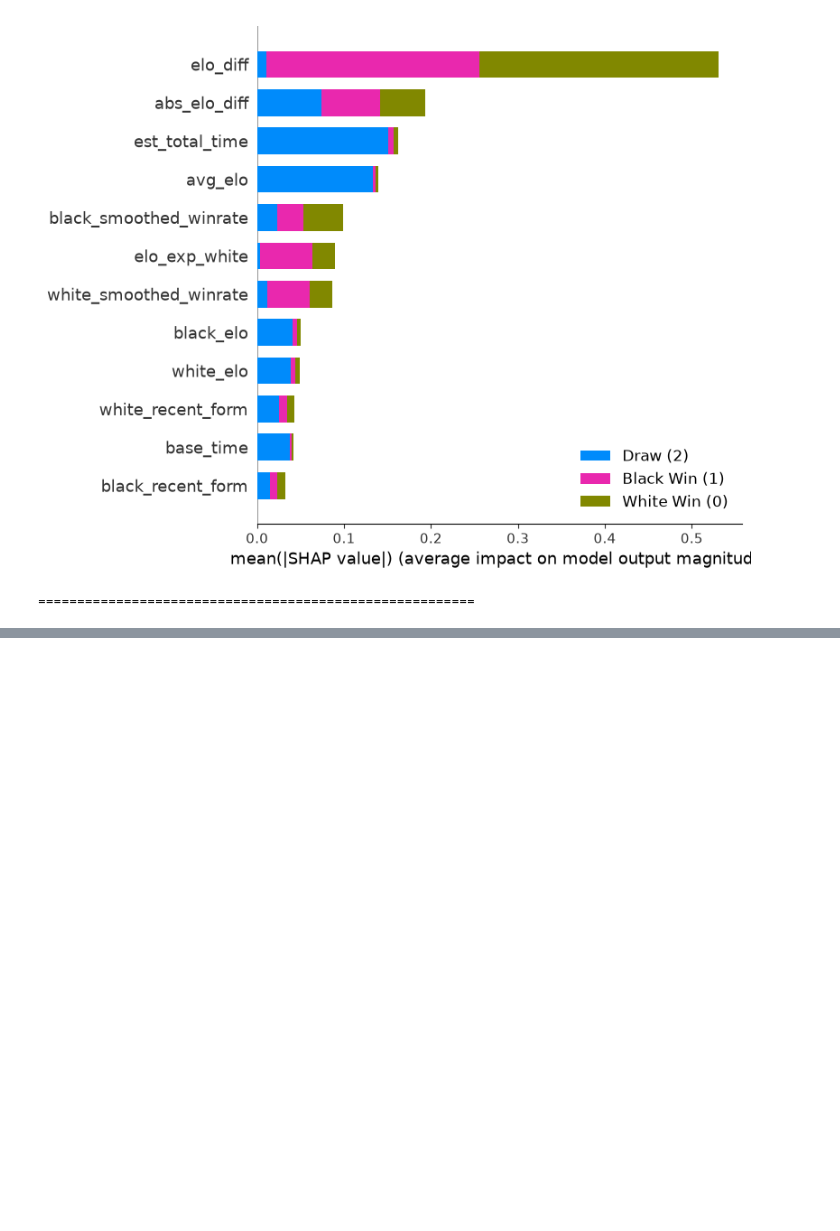
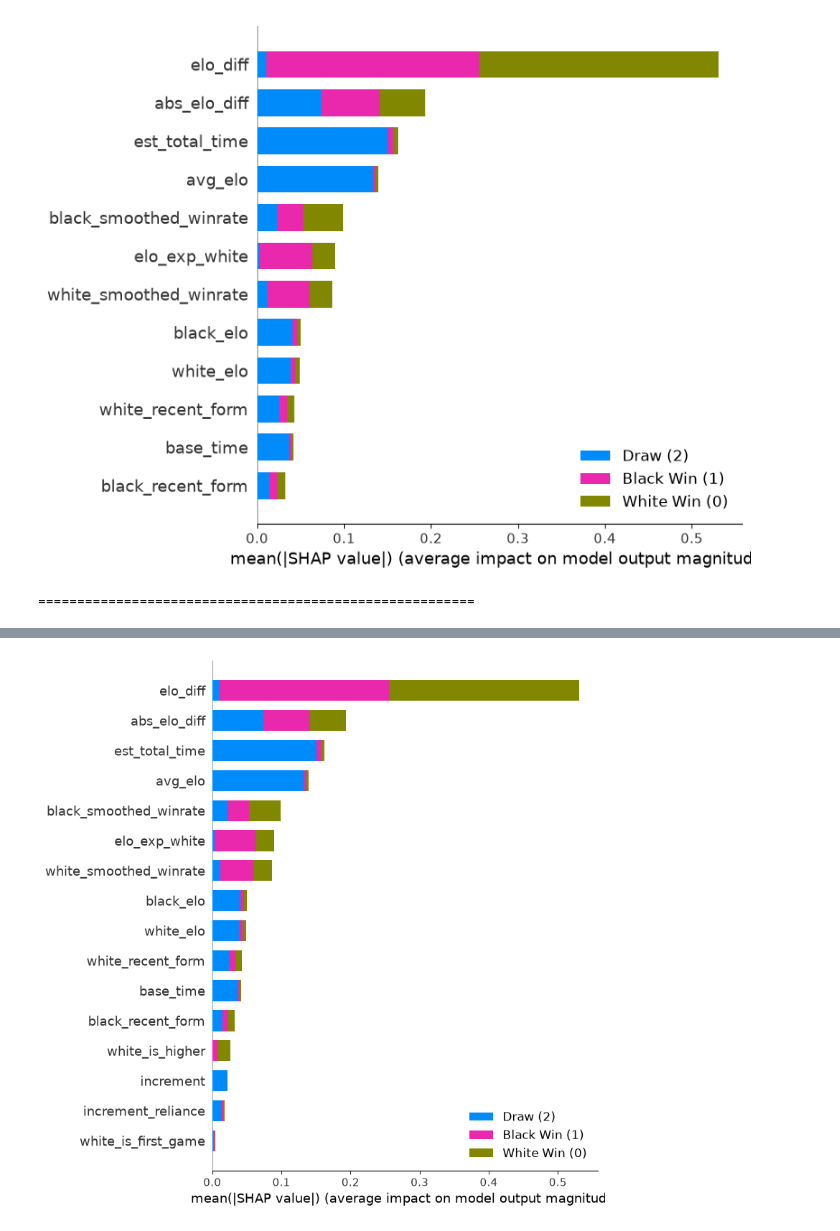
Before and after one commit to Anshcodee/Chess-Analytics-Pipeline, a Jupyter notebook: notebooks/model_testing.ipynb, the cells around one changed output, grey strips where cells are left out. Cells and saved outputs as stored; diff of their text form; code cells hidden in the pictures; blank space fills up the shorter version.

```diff
--- a/notebooks/model_testing.ipynb
+++ b/notebooks/model_testing.ipynb
@@ -503,0 +507,19 @@ Optimized OOT Log Loss: 0.7374 (Previous: 0.7375)
+# %%
+# Hardcoding the exact optimized parameters discovered in Checkpoint 5
+production_params = {
+    'objective': 'multi:softprob',
+    'num_class': 3,
+    'tree_method': 'hist',
+    'max_depth': 6,
+    'learning_rate': 0.035596466446371225,
+    'n_estimators': 384,
+    'subsample': 0.7908804902962066,
+    'colsample_bytree': 0.7880286826675434,
+    'min_child_weight': 1,
+    'gamma': 0.844551831052664,
+    'reg_alpha': 5.599859116894213,
+    'reg_lambda': 0.06496072962835824,
+    'random_state': 42,
+    'n_jobs': -1
+}
+print("Production parameters successfully loaded into memory.")
@@ -795,0 +822,76 @@ Generating SHAP Global Summary Plot...
+# %%
+import shap
+import matplotlib.pyplot as plt
+from sklearn.metrics import brier_score_loss
+import numpy as np
+import pandas as pd
+
+def run_checkpoint_6(model, X_test, y_test, probs):
+    print("================ STARTING CHECKPOINT 6 ================\n")
+
+    # 0. Active Hyperparameter Audit
+    print("--- Active Model Parameters (Optuna Verification) ---")
+    active_params = model.get_params()
+
+    # The specific parameters we asked Optuna to tune in CP5
+    tuned_keys = [
+        'max_depth', 'learning_rate', 'n_estimators',
+        'subsample', 'colsample_bytree', 'min_child_weight',
+        'gamma', 'reg_alpha', 'reg_lambda', 'tree_method'
+    ]
+
+    for key in tuned_keys:
+        if key in active_params:
+            print(f"{key:<20}: {active_params[key]}")
+    print("-" * 53 + "\n")
+
+    # 1. Brier Score (Calibration Metric)
+    brier_white = brier_score_loss((y_test == 0).astype(int), probs[:, 0])
+    brier_black = brier_score_loss((y_test == 1).astype(int), probs[:, 1])
+
+    print("--- Probability Reliability (Brier Scores) ---")
+    print(f"White Win Confidence Error:  {brier_white:.4f}")
+    print(f"Black Win Confidence Error:  {brier_black:.4f}\n")
+
+    # 2. SHAP TreeExplainer
+    print("Calculating SHAP values (subsampling 10,000 rows)...")
+    X_sample = X_test.sample(n=10000, random_state=42)
+    explainer = shap.TreeExplainer(model)
+    shap_values = explainer.shap_values(X_sample)
+
+    # 3. Extract and Print Numerical SHAP Values
+    feature_names = X_sample.columns
+
+    if isinstance(shap_values, list):
+        mean_abs_shap = np.sum([np.abs(sv).mean(axis=0) for sv in shap_values], axis=0)
+    else:
+        mean_abs_shap = np.abs(shap_values).mean(axis=0).sum(axis=1)
+
+    importance_df = pd.DataFrame({
+        'Feature': feature_names,
+        'Global_SHAP_Impact': mean_abs_shap
+    }).sort_values(by='Global_SHAP_Impact', ascending=False)
+
+    print("\n--- Top 16 Features by Numerical SHAP Impact ---")
+    for idx, row in importance_df.head(16).iterrows():
+        print(f"{row['Feature']:<25} : {row['Global_SHAP_Impact']:.4f}")
+    print("-" * 50 + "\n")
+
+    # 4. Global Feature Importance Plot
+    print("Generating SHAP Global Summary Plot...")
+    plt.figure(figsize=(12, 8))
+    class_labels = ["White Win (0)", "Black Win (1)", "Draw (2)"]
+
+    shap.summary_plot(
+        shap_values,
+        X_sample,
+        plot_type="bar",
+        class_names=class_labels,
+        max_display=16,
+        show=True
+    )
+    print("========================================================")
+
+# --- Execution ---
+run_checkpoint_6(model_cp3_5, X_test_new, y_test_new, probs_new)
+# %% [output]
@@ -795,0 +915 @@ Generating SHAP Global Summary Plot...
+[figure, added]
```
Also changed, not shown: parts of 7 cells of this notebook, 4 other files.
